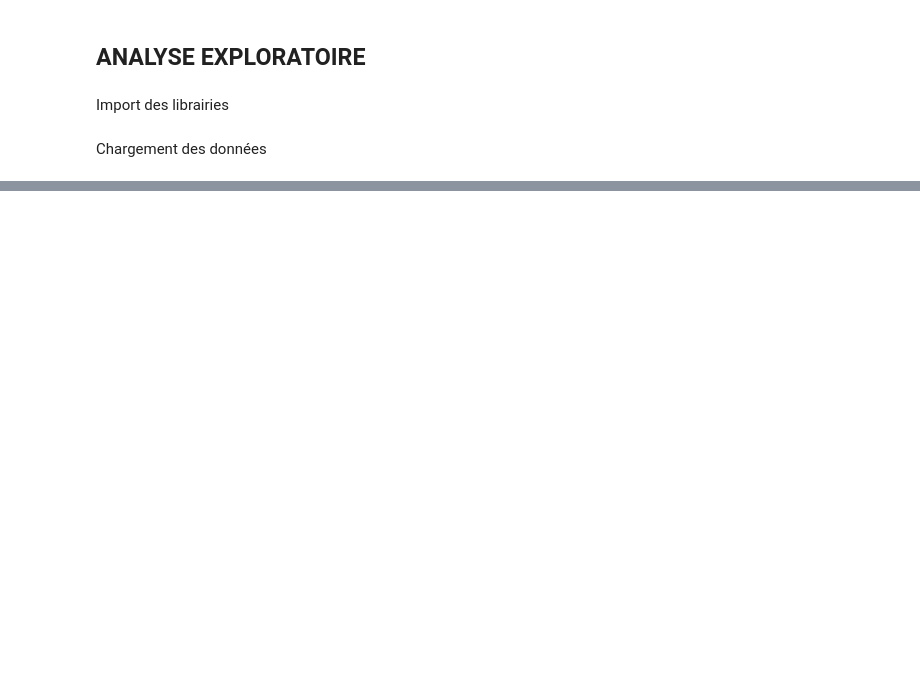
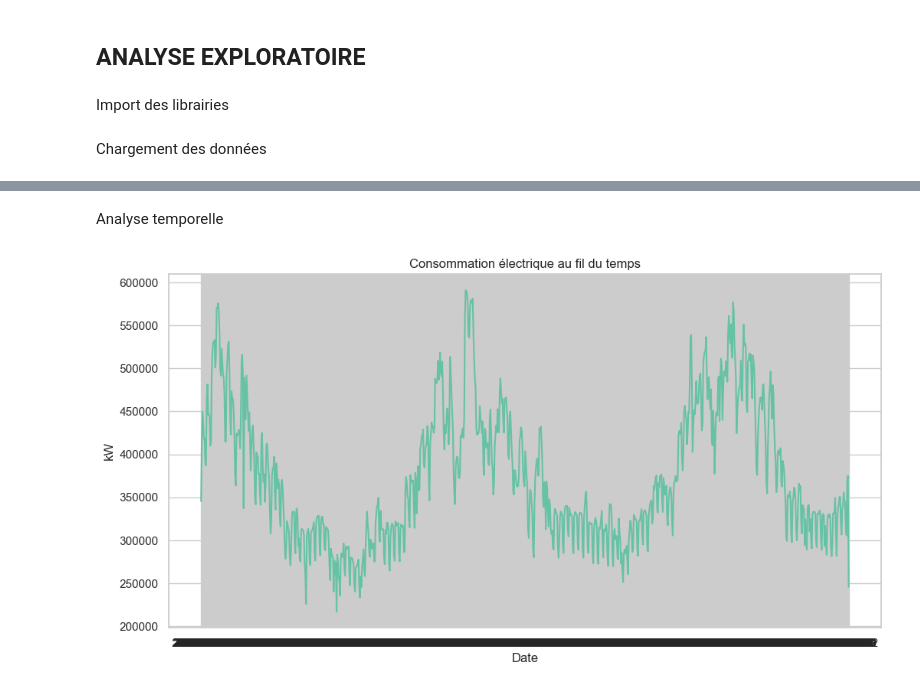
Before and after one commit to CaroleAdg/energy-weather-pipeline, a Jupyter notebook: notebook/01_analyse_exploratoire.ipynb, the cells around one changed output, grey strips where cells are left out. Drawn from its saved outputs; the diff is of its cells as text; code cells hidden in the pictures; blank space fills up the shorter version.

```diff
--- a/notebook/01_analyse_exploratoire.ipynb
+++ b/notebook/01_analyse_exploratoire.ipynb
@@ -25,0 +85,10 @@ FileNotFoundError: [Errno 2] No such file or directory: '../data/meteo_paris.csv
+# %% [markdown]
+Analyse temporelle
+# %%
+plt.plot(df["date"], df["conso_kw"], label="Consommation (kW)")
+plt.title("Consommation électrique au fil du temps")
+plt.xlabel("Date")
+plt.ylabel("kW")
+plt.show()
+# %% [output]
+[figure, added]
```
Also changed, not shown: parts of 14 cells of this notebook, 15 other files.
